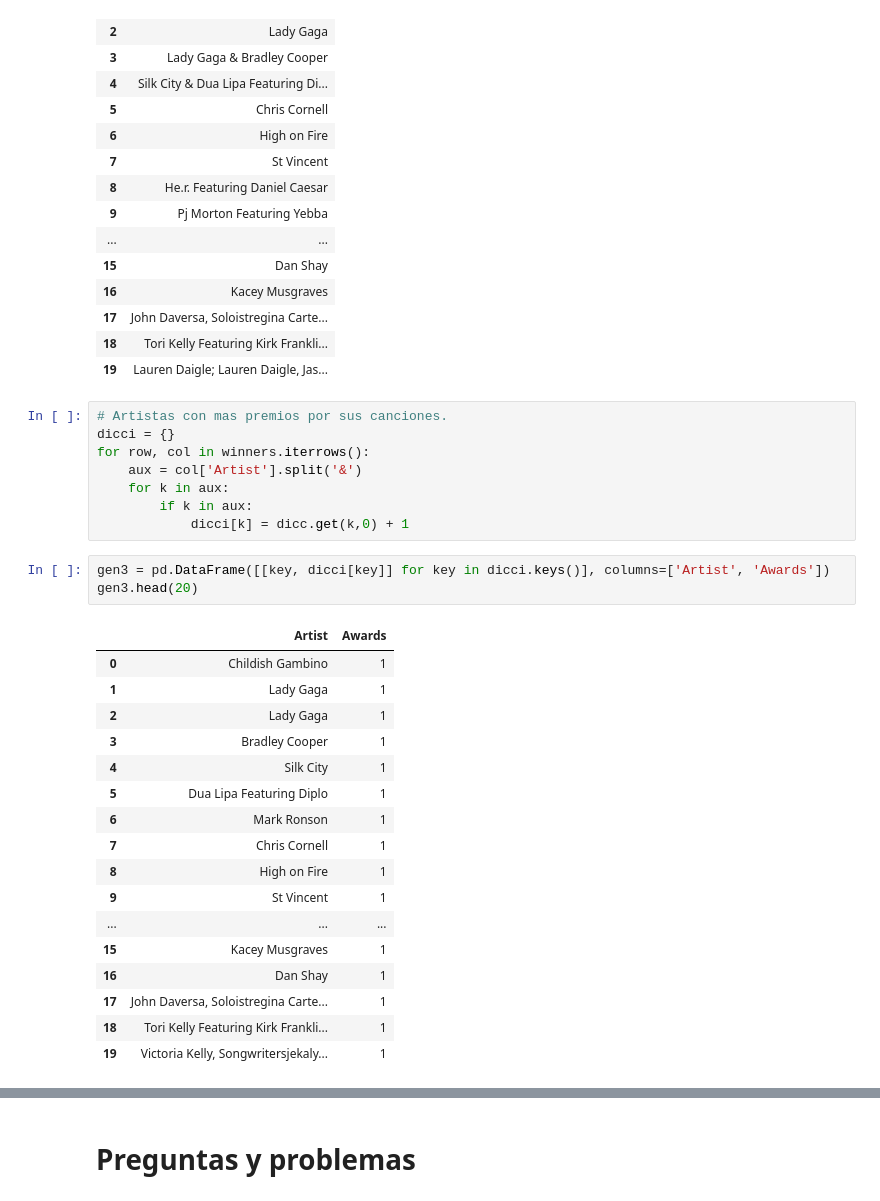
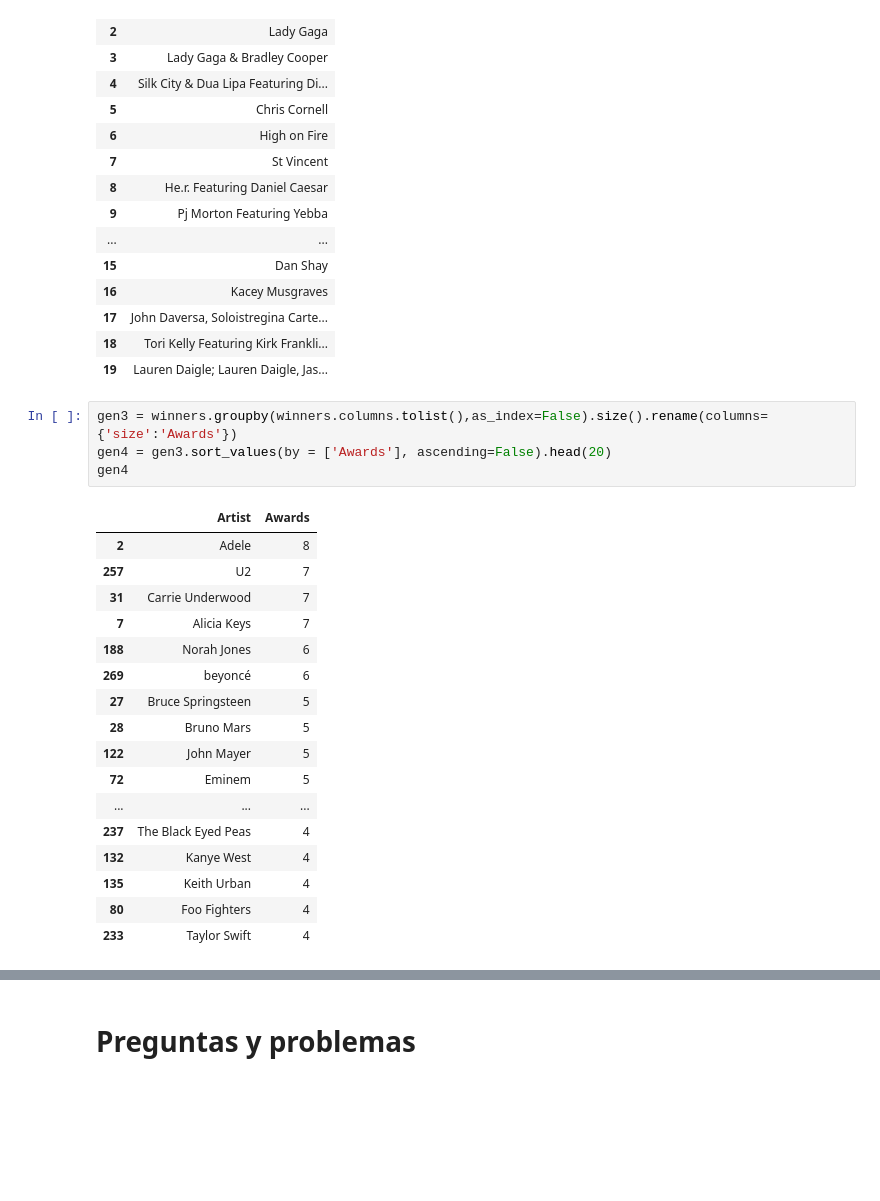
Before and after one commit to Litr0/Proyecto-Mineria, a Jupyter notebook: Hito1.ipynb, the cells around one changed output, grey strips where cells are left out. Saved outputs shown, nothing was run; the diff lists cells and outputs as text; blank space fills up the shorter version.

```diff
--- a/Hito1.ipynb
+++ b/Hito1.ipynb
@@ -131,32 +131,25 @@ winners.head(20)
 | 17 | John Daversa, Soloistregina Carte... |
 | 18 | Tori Kelly Featuring Kirk Frankli... |
 | 19 | Lauren Daigle; Lauren Daigle, Jas... |
-# %%
-# Artistas con mas premios por sus canciones.
-dicci = {}
-for row, col in winners.iterrows():
-    aux = col['Artist'].split('&')
-    for k in aux:
-        if k in aux:
-            dicci[k] = dicc.get(k,0) + 1
-# %%
-gen3 = pd.DataFrame([[key, dicci[key]] for key in dicci.keys()], columns=['Artist', 'Awards'])
-gen3.head(20)
-# %% [output]
-|  | Artist | Awards |
-| 0 | Childish Gambino | 1 |
-| 1 | Lady Gaga | 1 |
-| 2 | Lady Gaga | 1 |
-| 3 | Bradley Cooper | 1 |
-| 4 | Silk City | 1 |
-| 5 | Dua Lipa Featuring Diplo | 1 |
-| 6 | Mark Ronson | 1 |
-| 7 | Chris Cornell | 1 |
-| 8 | High on Fire | 1 |
-| 9 | St Vincent | 1 |
-| ... | ... | ... |
-| 15 | Kacey Musgraves | 1 |
-| 16 | Dan Shay | 1 |
-| 17 | John Daversa, Soloistregina Carte... | 1 |
-| 18 | Tori Kelly Featuring Kirk Frankli... | 1 |
-| 19 | Victoria Kelly, Songwritersjekaly... | 1 |
+# %%
+gen3 = winners.groupby(winners.columns.tolist(),as_index=False).size().rename(columns={'size':'Awards'})
+gen4 = gen3.sort_values(by = ['Awards'], ascending=False).head(20)
+gen4
+# %% [output]
+|  | Artist | Awards |
+| 2 | Adele | 8 |
+| 257 | U2 | 7 |
+| 31 | Carrie Underwood | 7 |
+| 7 | Alicia Keys | 7 |
+| 188 | Norah Jones | 6 |
+| 269 | beyoncé | 6 |
+| 27 | Bruce Springsteen | 5 |
+| 28 | Bruno Mars | 5 |
+| 122 | John Mayer | 5 |
+| 72 | Eminem | 5 |
+| ... | ... | ... |
+| 237 | The Black Eyed Peas | 4 |
+| 132 | Kanye West | 4 |
+| 135 | Keith Urban | 4 |
+| 80 | Foo Fighters | 4 |
+| 233 | Taylor Swift | 4 |
```
Also changed, not shown: parts of 1 cell of this notebook.
